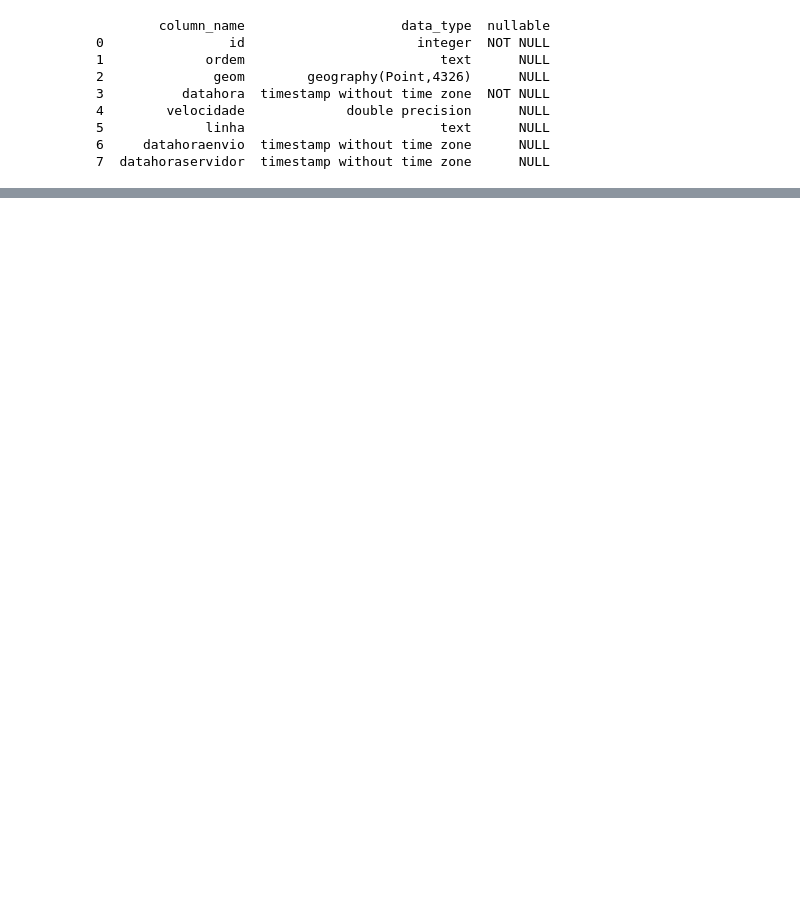
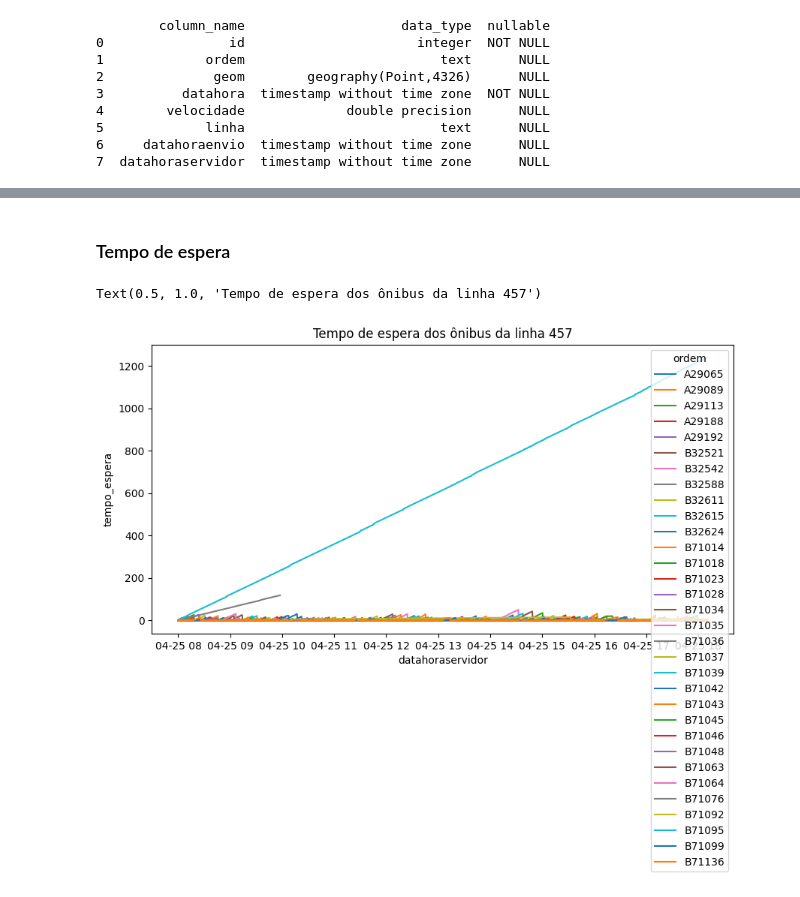
Before and after one commit to renanrms/datamining-t3, a Jupyter notebook: src/notebooks/02_exploratory_analisys.ipynb, the cells around one changed output, grey strips where cells are left out. Cells and saved outputs as stored; diff of their text form; code cells hidden in the pictures; blank space fills up the shorter version.

```diff
--- a/src/notebooks/02_exploratory_analisys.ipynb
+++ b/src/notebooks/02_exploratory_analisys.ipynb
@@ -60,0 +127,9 @@ Plotando pontos da linha 371...
+# %% [markdown]
+### Tempo de espera
+# %%
+plt.figure(figsize=(10, 5))
+sns.lineplot(data=bus_data, x='datahoraservidor', y='tempo_espera', hue='ordem', palette='tab10')
+plt.title(f'Tempo de espera dos ônibus da linha {linha}')
+# %% [output]
+Text(0.5, 1.0, 'Tempo de espera dos ônibus da linha 457')
+[figure, added]
```
Also changed, not shown: parts of 11 cells of this notebook, 4 other files.
